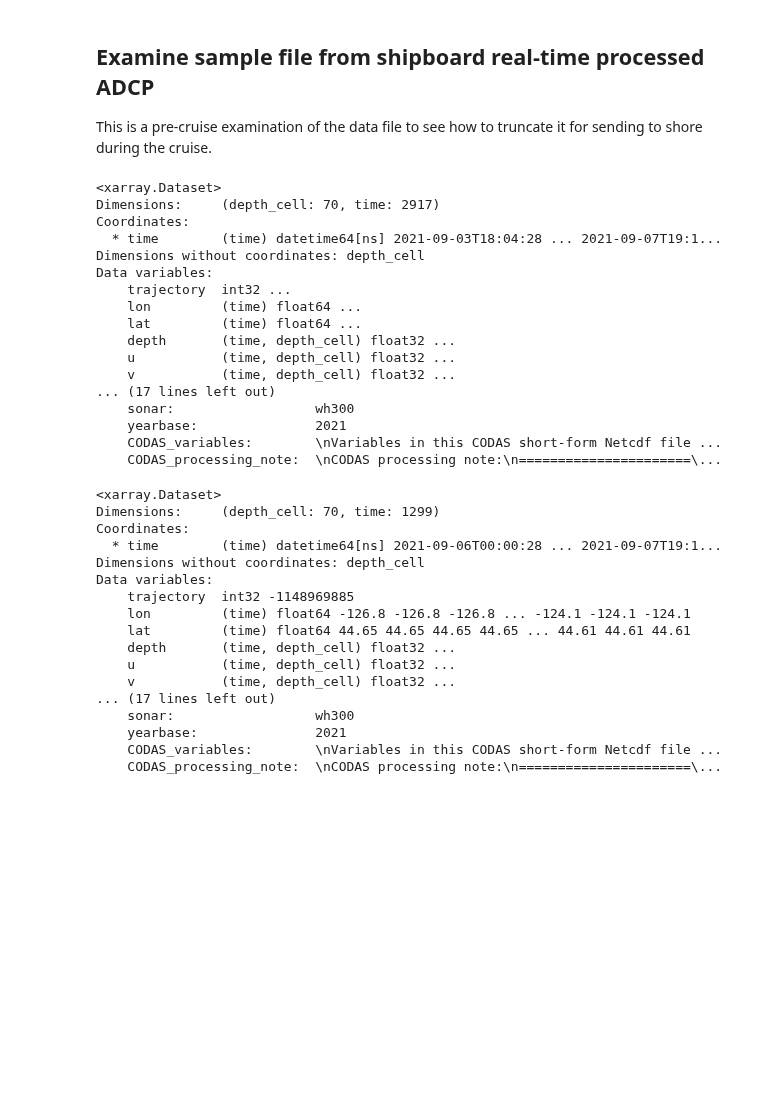
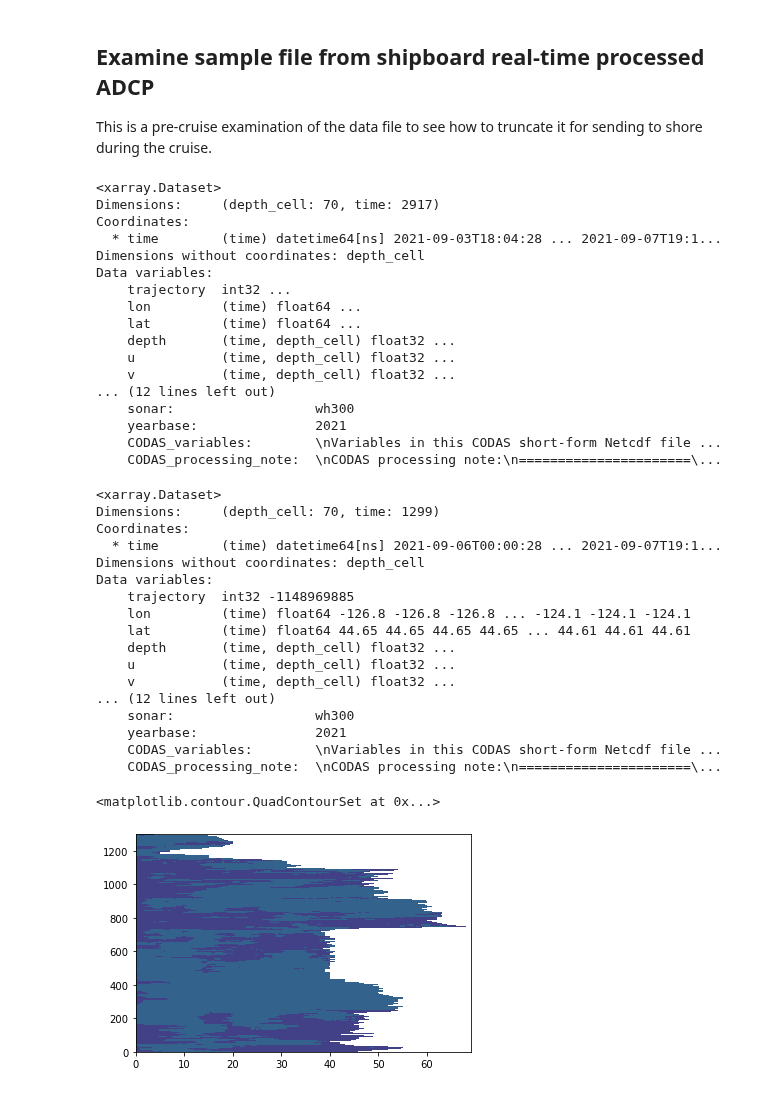
Before and after one commit to jtomfarrar/S-MODE_analysis, a Jupyter notebook: code/truncate_shipboard_adcp.ipynb, the cells around one changed output. Drawn from its saved outputs; the diff is of its cells as text; code cells hidden in the pictures; blank space fills up the shorter version.

```diff
--- a/code/truncate_shipboard_adcp.ipynb
+++ b/code/truncate_shipboard_adcp.ipynb
@@ -12,7 +12,7 @@ import cftime
 datapath = '../data/raw/shipboard_adcp_initial_look/'
 file = datapath + 'wh300.nc'
 
-ds = xr.open_dataset(file)
+ds = xr.open_dataset(file,drop_variables=['amp','pg','pflag','num_pings','tr_temp'])
 # %%
 ds
 # %% [output]
@@ -28,7 +28,7 @@ Data variables:
     depth       (time, depth_cell) float32 ...
     u           (time, depth_cell) float32 ...
     v           (time, depth_cell) float32 ...
-... (17 lines left out)
+... (12 lines left out)
     sonar:                  wh300
     yearbase:               2021
     CODAS_variables:        \nVariables in this CODAS short-form Netcdf file ...
@@ -50,10 +50,17 @@ Data variables:
     depth       (time, depth_cell) float32 ...
     u           (time, depth_cell) float32 ...
     v           (time, depth_cell) float32 ...
-... (17 lines left out)
+... (12 lines left out)
     sonar:                  wh300
     yearbase:               2021
     CODAS_variables:        \nVariables in this CODAS short-form Netcdf file ...
     CODAS_processing_note:  \nCODAS processing note:\n======================\...
 # %%
 ds2.to_netcdf(datapath + 'wh300_last_day.nc')
+# %%
+fig = plt.figure()
+plt.contourf(ds2.u)
+# plt.plot(ds2.uship)
+# %% [output]
+<matplotlib.contour.QuadContourSet at 0x...>
+[figure, added]
```
